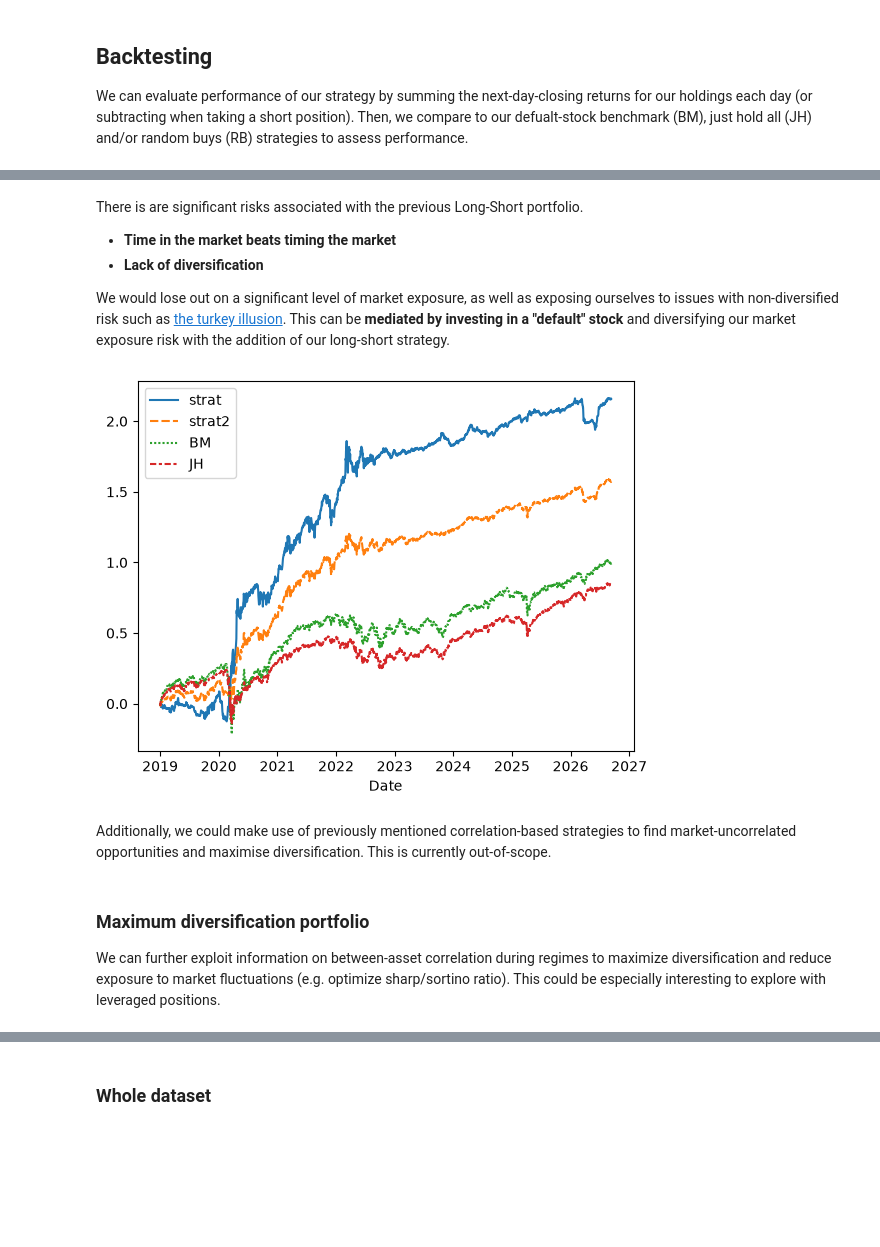
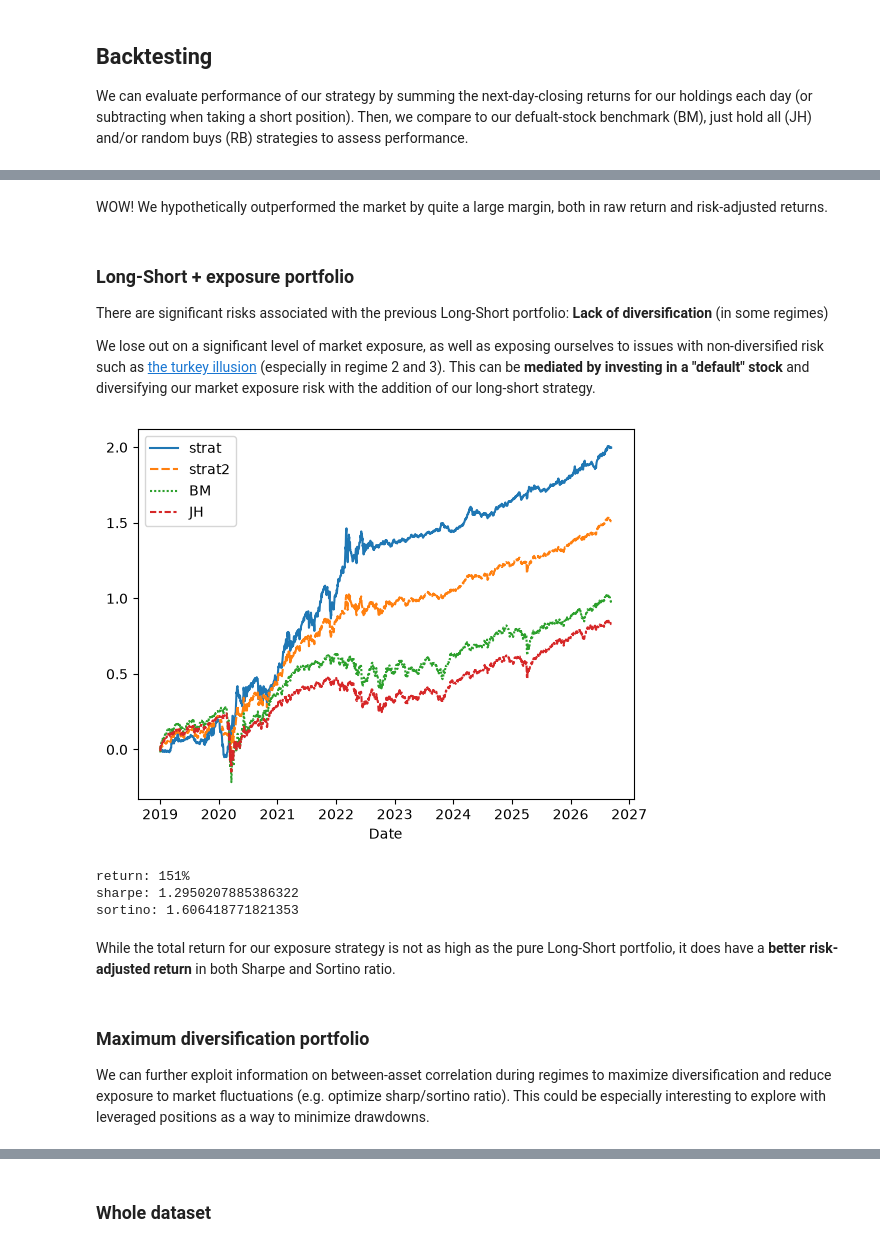
Before and after one commit to sl9998/regime-identification, a Jupyter notebook: Notebooks/regimes.ipynb, the cells around one changed output, grey strips where cells are left out. Cells and saved outputs as stored; diff of their text form; code cells hidden in the pictures; blank space fills up the shorter version.

```diff
--- a/Notebooks/regimes.ipynb
+++ b/Notebooks/regimes.ipynb
@@ -505,7 +512,7 @@ from importlib import reload
 '''
 The "strategy" is a df where each column is a condition (here: regime) and each row an asset.
 Location [asset, condition] represents how much of an asset to buy in that condition.
-Values indicate the ratio of the portfolio to allocate to the asset.
+Values indicate the ratio of the portfolio to allocate to the asset proportional to other assets.
 Ratios are adjusted to total an absolute value of 1 per condition.
 '''
 
@@ -516,14 +523,14 @@ strategy = pd.DataFrame(np.nan, index = etfs_names, columns = np.arange(n_cluste
 
 # Regime 0: Long TLT & LQD; Short USO
 strategy.loc[["TLT", "LQD"], 0] = 1
-strategy.loc[["USO"], 0] = -2
+strategy.loc[["USO"], 0] = -1 # We could select a higher ratio, as we have very strong conclusions for USO specifically
 
 # Regime 1: Long GLD & DBA; Short TLT
 strategy.loc[["GLD", "DBA"], 1] = 1
-strategy.loc[["TLT"], 1] = -2
+strategy.loc[["TLT"], 1] = -1
 
 # Regime 2: Long VWO
-strategy.loc[["VWO"], 2] = 4 # 4 because easily add other weighted
+strategy.loc[["VWO"], 2] = 3 # Sum everything to 3 for some easier strategy additions later
 
 # Regime 3: Long USO
-strategy.loc[["USO"], 3] = 4
+strategy.loc[["USO"], 3] = 3
@@ -541,9 +548,6 @@ strategy.dropna(how = "all", axis = 0)
 # Benchmark strategies
 jh = pd.DataFrame(1, index = etfs_names, columns = np.arange(n_clusters)) # hold all
 bm = pd.DataFrame(1, index = ["RSP"], columns = np.arange(n_clusters)) # RSP only
-# %%
-reload(regime_identification.Modelling.backtesting)
-backtest_strategies = regime_identification.Modelling.backtesting.backtest_strategies
 # %%
 strat_dfs = backtest_strategies(etfs, condition_col = "cluster",
                                   strategies = {"strat": strategy, "BM": bm, "JH": jh},
@@ -559,23 +586,31 @@ strat_dfs = backtest_strategies(etfs, condition_col = "cluster",
+# %% [markdown]
+WOW! We hypothetically outperformed the market by quite a large margin, both in raw return and risk-adjusted returns.
 # %% [markdown]
-There is are significant risks associated with the previous Long-Short portfolio.
-- **Time in the market beats timing the market**
-- **Lack of diversification**
+### Long-Short + exposure portfolio
 
-We would lose out on a significant level of market exposure, as well as exposing ourselves to issues with non-diversified risk such as [the turkey illusion](https://en.wikipedia.org/wiki/Turkey_illusion). This can be **mediated by investing in a "default" stock** and diversifying our market exposure risk with the addition of our long-short strategy.
+There are significant risks associated with the previous Long-Short portfolio: **Lack of diversification** (in some regimes)
+
+We lose out on a significant level of market exposure, as well as exposing ourselves to issues with non-diversified risk such as [the turkey illusion](https://en.wikipedia.org/wiki/Turkey_illusion) (especially in regime 2 and 3). This can be **mediated by investing in a "default" stock** and diversifying our market exposure risk with the addition of our long-short strategy.
 # %%
 # Add a default stock
 strategy2 = strategy.copy()
-strategy2.loc[["RSP"], :] = 4
+strategy2.loc[["RSP"], :] = 3 # 50% in RSP, 50% in our strategy
 
 # Test again
 strat_dfs = backtest_strategies(etfs, condition_col = "cluster",
                                   strategies = {"strat": strategy, "strat2": strategy2, "BM": bm, "JH": jh},
                                   start_date = split_date, plot = True)
 # %% [output]
-[figure, old version]
+[figure, new version]
-# %% [markdown]
-Additionally, we could make use of previously mentioned correlation-based strategies to find market-uncorrelated opportunities and maximise diversification. This is currently out-of-scope.
+# %%
+get_performance(strat_dfs["strat2"])
+# %% [output]
+return: 151%
+sharpe: 1.2950207885386322
+sortino: 1.606418771821353
+# %% [markdown]
+While the total return for our exposure strategy is not as high as the pure Long-Short portfolio, it does have a **better risk-adjusted return** in both Sharpe and Sortino ratio.
 # %% [markdown]
 ### Maximum diversification portfolio
 
-We can further exploit information on between-asset correlation during regimes to maximize diversification and reduce exposure to market fluctuations (e.g. optimize sharp/sortino ratio). This could be especially interesting to explore with leveraged positions.
+We can further exploit information on between-asset correlation during regimes to maximize diversification and reduce exposure to market fluctuations (e.g. optimize sharp/sortino ratio). This could be especially interesting to explore with leveraged positions as a way to minimize drawdowns.
```
Also changed, not shown: parts of 29 cells of this notebook, 7 other files.
